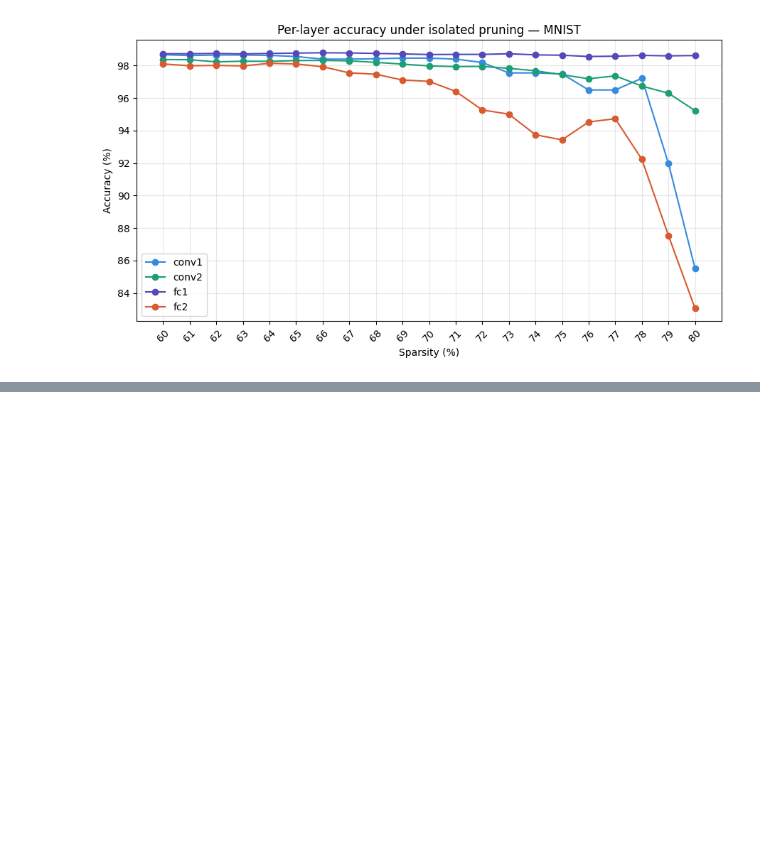
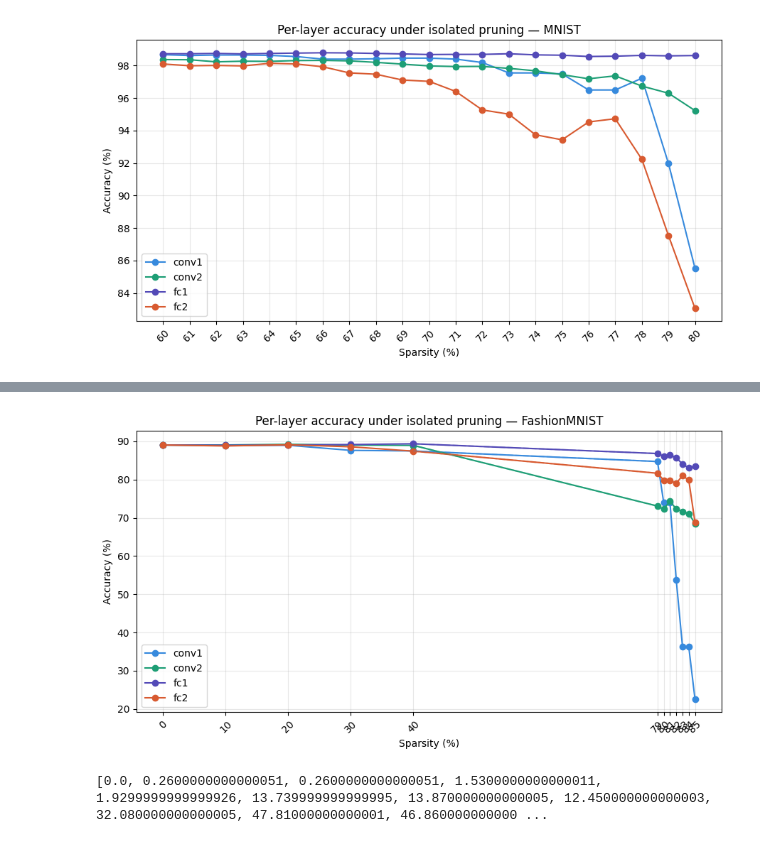
Before and after one commit to HafsaParker/tinyml-pruning-study, a Jupyter notebook: 04_layer_sensitivity_checkpoints.ipynb, the cells around one changed output, grey strips where cells are left out. Cells and saved outputs as stored; diff of their text form; code cells hidden in the pictures; blank space fills up the shorter version.

```diff
--- a/04_layer_sensitivity_checkpoints.ipynb
+++ b/04_layer_sensitivity_checkpoints.ipynb
@@ -232,0 +410,44 @@ fig.show()
+# %%
+import matplotlib.pyplot as plt
+
+sparsity_fashion = [0, 10, 20, 30, 40, 79, 80, 81, 82, 83, 84, 85]
+
+results_fashion_manual = {
+    'conv1': [89.06, 88.96, 88.99, 87.65, 87.49, 84.74, 73.94, 73.94, 53.68, 36.23, 36.23, 22.48],
+    'conv2': [89.06, 89.06, 89.25, 89.06, 88.95, 73.08, 72.28, 74.33, 72.32, 71.67, 71.12, 68.53],
+    'fc1':   [89.06, 88.99, 89.04, 89.18, 89.38, 86.82, 86.15, 86.39, 85.76, 84.04, 83.09, 83.42],
+    'fc2':   [89.06, 88.80, 89.12, 88.59, 87.45, 81.67, 79.86, 79.75, 79.05, 81.03, 79.88, 68.77]
+}
+
+colors = {'conv1': '#378ADD', 'conv2': '#1D9E75', 'fc1': '#534AB7', 'fc2': '#D85A30'}
+
+plt.figure(figsize=(9, 5))
+for layer in results_fashion_manual:
+    plt.plot(sparsity_fashion, results_fashion_manual[layer], marker='o', label=layer, color=colors[layer])
+
+# Dashed line across the untested 41-78% stretch, drawn separately for each layer
+for layer in results_fashion_manual:
+    plt.plot([40, 79], [results_fashion_manual[layer][4], results_fashion_manual[layer][5]],
+              linestyle='--', color=colors[layer], alpha=0.4)
+
+plt.xticks(sparsity_fashion, rotation=45)
+plt.xlabel('Sparsity (%)')
+plt.ylabel('Accuracy (%)')
+plt.title('Per-layer accuracy under isolated pruning — FashionMNIST')
+plt.legend()
+plt.grid(True, alpha=0.3)
+plt.tight_layout()
+plt.savefig('layer_sensitivity_raw_fashion.png', dpi=150, bbox_inches='tight')
+plt.show()
+# %% [output]
+[figure, added]
+# %%
+gaps_fashion = []
+for i in range(len(checkpoints_fashion)):
+    row = [results_fashion[layer][i] for layer in results_fashion]
+    gap = max(row) - min(row)
+    gaps_fashion.append(gap)
+
+print(gaps_fashion)
+# %% [output]
+[0.0, 0.2600000000000051, 0.2600000000000051, 1.5300000000000011, 1.9299999999999926, 13.739999999999995, 13.870000000000005, 12.450000000000003, 32.080000000000005, 47.81000000000001, 46.860000000000 ...
```
Also changed, not shown: parts of 19 cells of this notebook, 5 other files.
